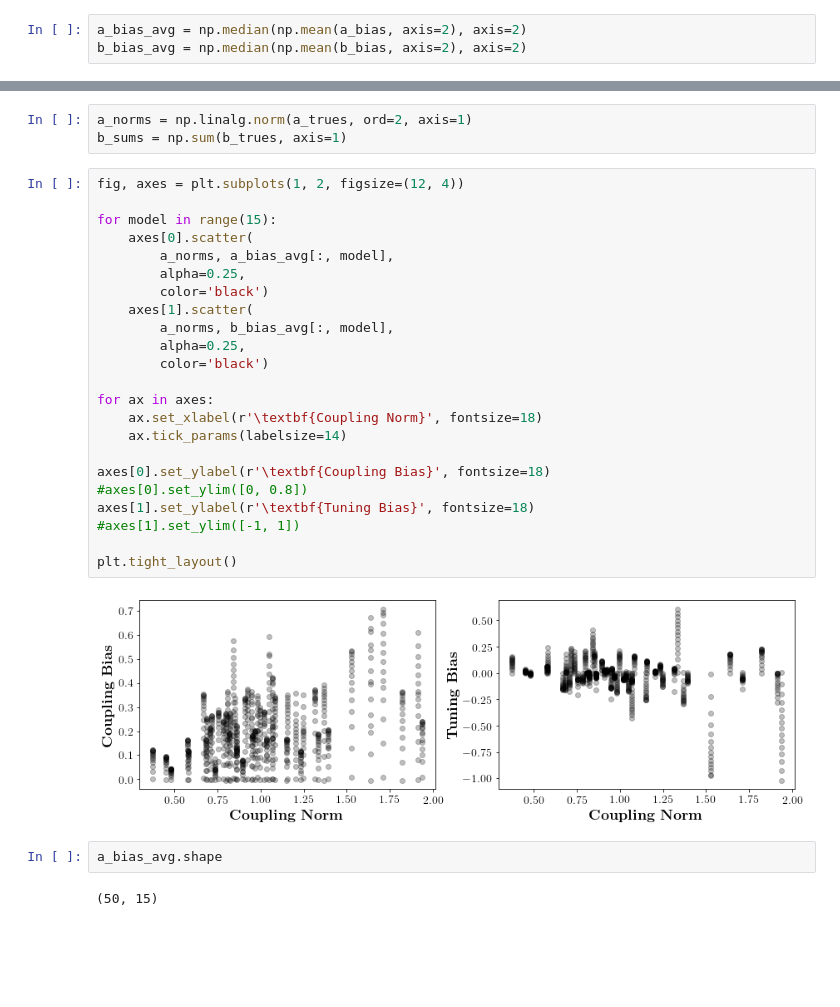
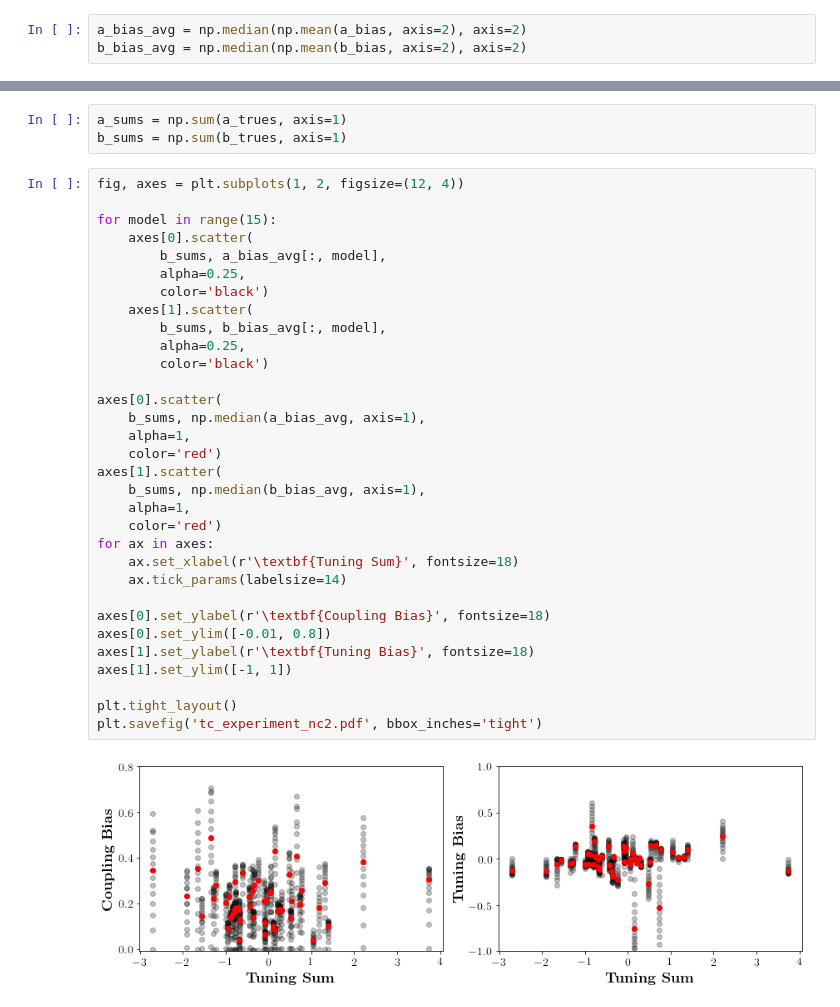
Before and after one commit to BouchardLab/neurobiases, a Jupyter notebook: notebooks/analyze_tc_experiment.ipynb, the cells around one changed output, grey strips where cells are left out. Cells and saved outputs as stored; diff of their text form; blank space fills up the shorter version.

Commit message:
clean up tc analysis experiment

```diff
--- a/notebooks/analyze_tc_experiment.ipynb
+++ b/notebooks/analyze_tc_experiment.ipynb
@@ -256,34 +260,39 @@ plt.tight_layout()
 # %% [output]
 [figure]
 # %%
-a_norms = np.linalg.norm(a_trues, ord=2, axis=1)
+a_sums = np.sum(a_trues, axis=1)
 b_sums = np.sum(b_trues, axis=1)
 # %%
 fig, axes = plt.subplots(1, 2, figsize=(12, 4))
 
 for model in range(15):
     axes[0].scatter(
-        a_norms, a_bias_avg[:, model],
+        b_sums, a_bias_avg[:, model],
         alpha=0.25,
         color='black')
     axes[1].scatter(
-        a_norms, b_bias_avg[:, model],
+        b_sums, b_bias_avg[:, model],
         alpha=0.25,
         color='black')
 
+axes[0].scatter(
+    b_sums, np.median(a_bias_avg, axis=1),
+    alpha=1,
+    color='red')
+axes[1].scatter(
+    b_sums, np.median(b_bias_avg, axis=1),
+    alpha=1,
+    color='red')
 for ax in axes:
-    ax.set_xlabel(r'\textbf{Coupling Norm}', fontsize=18)
+    ax.set_xlabel(r'\textbf{Tuning Sum}', fontsize=18)
     ax.tick_params(labelsize=14)
 
 axes[0].set_ylabel(r'\textbf{Coupling Bias}', fontsize=18)
-#axes[0].set_ylim([0, 0.8])
+axes[0].set_ylim([-0.01, 0.8])
 axes[1].set_ylabel(r'\textbf{Tuning Bias}', fontsize=18)
-#axes[1].set_ylim([-1, 1])
+axes[1].set_ylim([-1, 1])
 
 plt.tight_layout()
+plt.savefig('tc_experiment_nc2.pdf', bbox_inches='tight')
 # %% [output]
-[figure, old version]
+[figure, new version]
-# %%
-a_bias_avg.shape
-# %% [output]
-(50, 15)
```
Also changed, not shown: parts of 6 cells of this notebook.
